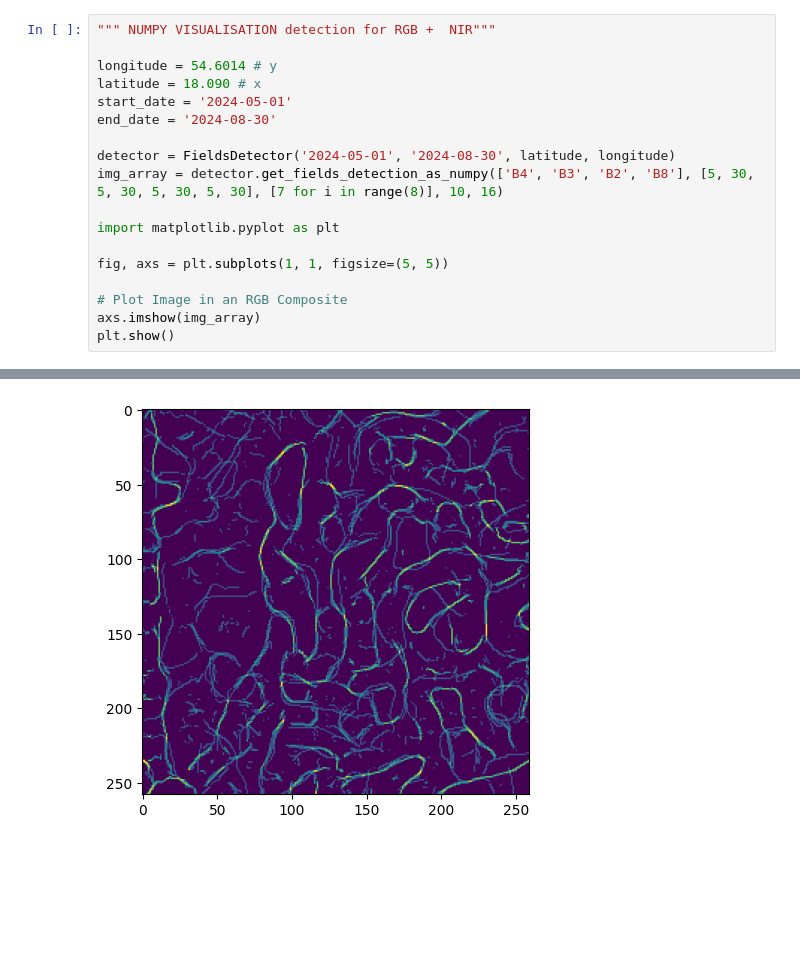
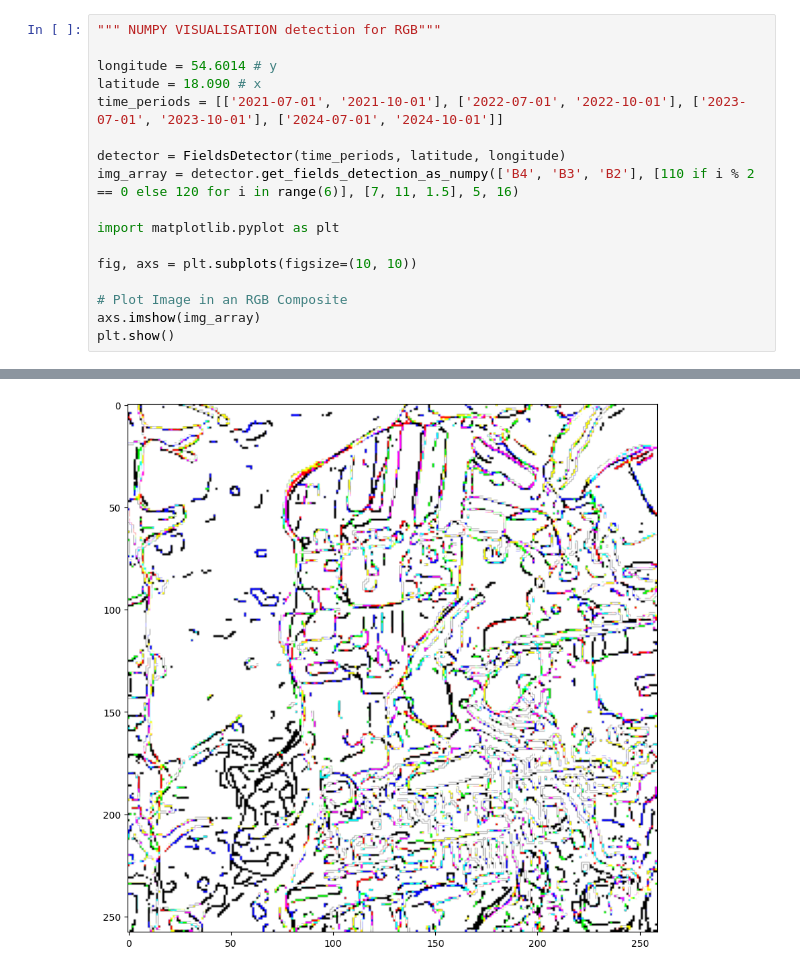
Before and after one commit to filipkorthals/UAVRoutePlanning, a Jupyter notebook: jupyter_notebooks/edges_detection_hysteresis_thresholding.ipynb, the cells around one changed output, grey strips where cells are left out. Saved outputs shown, nothing was run; the diff lists cells and outputs as text; blank space fills up the shorter version.

Commit message:
using data from different periods in edge detection

```diff
--- a/jupyter_notebooks/edges_detection_hysteresis_thresholding.ipynb
+++ b/jupyter_notebooks/edges_detection_hysteresis_thresholding.ipynb
@@ -236,19 +238,18 @@ map
 # %% [output]
 Map(center=[54.6014, 18.09], controls=(WidgetControl(options=['position', 'transparent_bg'], widget=SearchData…
 # %%
-""" NUMPY VISUALISATION detection for RGB +  NIR"""
+""" NUMPY VISUALISATION detection for RGB"""
 
 longitude = 54.6014 # y
 latitude = 18.090 # x
-start_date = '2024-05-01'
-end_date = '2024-08-30'
+time_periods = [['2021-07-01', '2021-10-01'], ['2022-07-01', '2022-10-01'], ['2023-07-01', '2023-10-01'], ['2024-07-01', '2024-10-01']]
 
-detector = FieldsDetector('2024-05-01', '2024-08-30', latitude, longitude)
-img_array = detector.get_fields_detection_as_numpy(['B4', 'B3', 'B2', 'B8'], [5, 30, 5, 30, 5, 30, 5, 30], [7 for i in range(8)], 10, 16)
+detector = FieldsDetector(time_periods, latitude, longitude)
+img_array = detector.get_fields_detection_as_numpy(['B4', 'B3', 'B2'], [110 if i % 2 == 0 else 120 for i in range(6)], [7, 11, 1.5], 5, 16)
 
 import matplotlib.pyplot as plt
 
-fig, axs = plt.subplots(1, 1, figsize=(5, 5))
+fig, axs = plt.subplots(figsize=(10, 10))
 
 # Plot Image in an RGB Composite
 axs.imshow(img_array)
@@ -257 +259 @@ plt.show()
-[figure, old version]
+[figure, new version]
```
Also changed, not shown: parts of 10 cells of this notebook.
